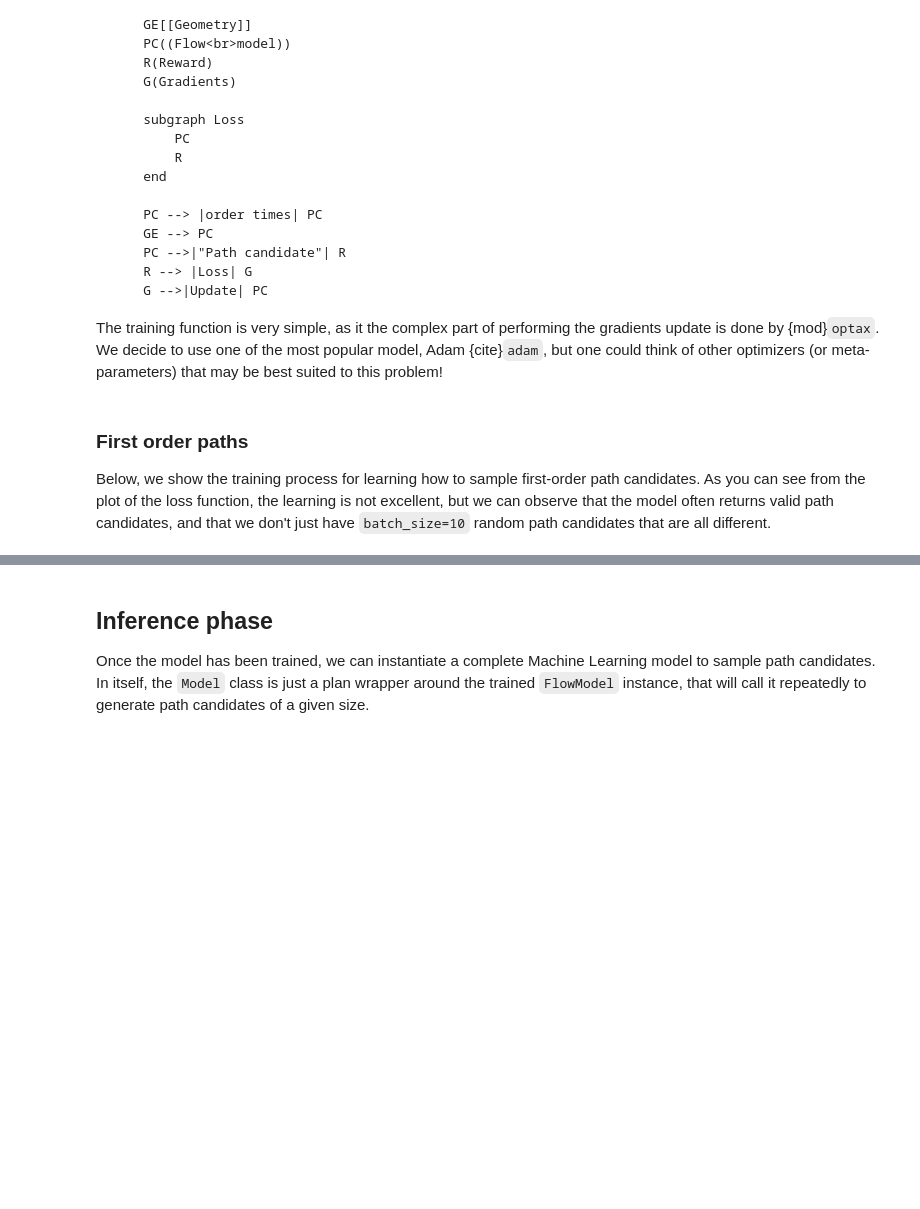
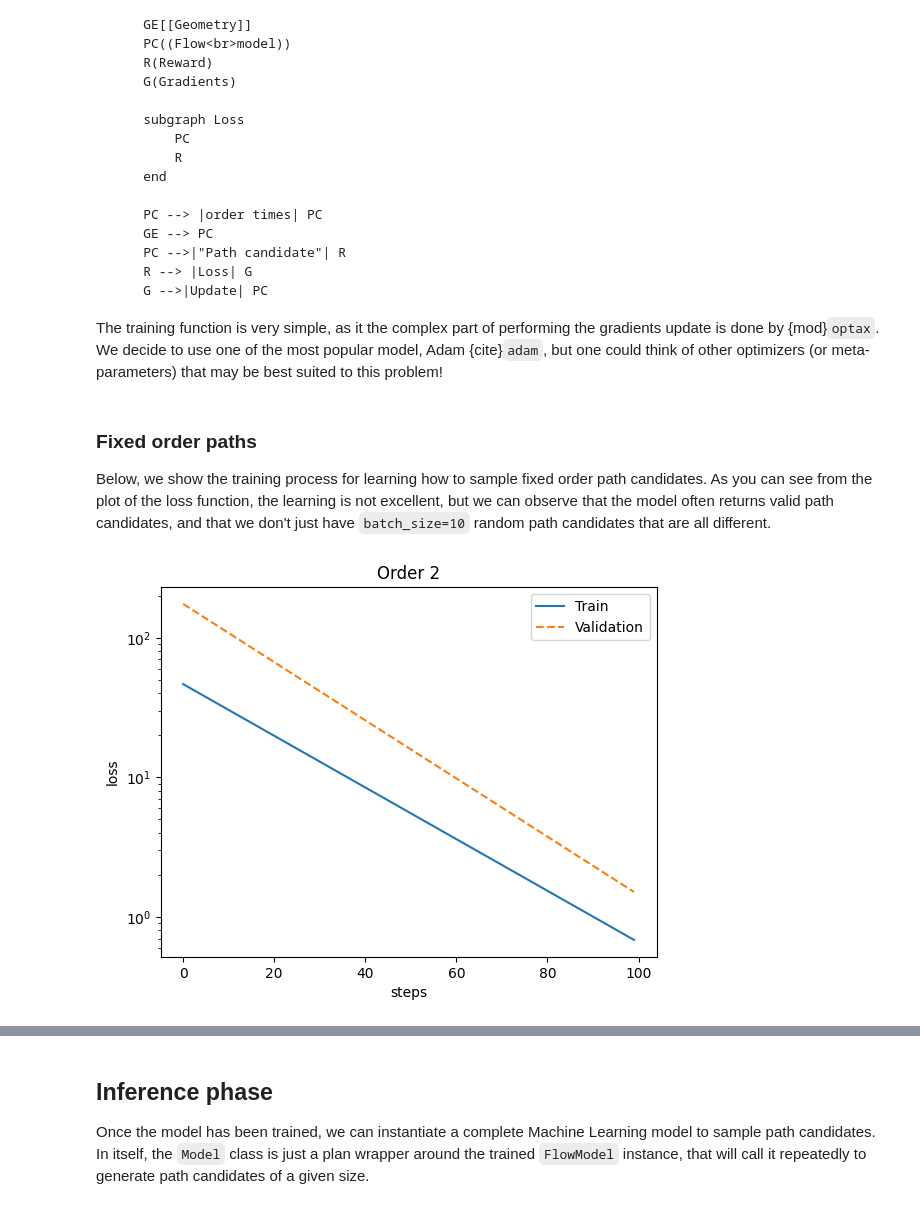
Before and after one commit to jeertmans/DiffeRT2d, a Jupyter notebook: docs/source/notebooks/cost20120_helsinki_improved_model.ipynb, the cells around one changed output, grey strips where cells are left out. Cells and saved outputs as stored; diff of their text form; code cells hidden in the pictures; blank space fills up the shorter version.

```diff
--- a/docs/source/notebooks/cost20120_helsinki_improved_model.ipynb
+++ b/docs/source/notebooks/cost20120_helsinki_improved_model.ipynb
@@ -731,9 +753,9 @@ def train(
 
     return model, jnp.array(loss_steps), jnp.array(train_losses), jnp.array(val_losses)
 # %% [markdown]
-### First order paths
+### Fixed order paths
 
-Below, we show the training process for learning how to sample first-order
+Below, we show the training process for learning how to sample fixed order
 path candidates. As you can see from the plot of the loss function,
 the learning is not excellent, but we can observe that the model
 often returns valid path candidates, and that we don't just have
@@ -741,17 +763,19 @@ often returns valid path candidates, and that we don't just have
 # %%
 key, key_train = jax.random.split(key, 2)
 
-trained_model_order_1, order_1_steps, order_1_train_losses, order_1_val_losses = train(
-    untrained_model, train_samples, val_samples, optim, order=1, key=key_train
+trained_model, steps, train_losses, val_losses = train(
+    untrained_model, train_samples, val_samples, optim, order=order, key=key_train
 )
 
-plt.semilogy(order_1_steps, order_1_train_losses, label="Train")
-plt.semilogy(order_1_steps, order_1_val_losses, "--", label="Validation")
-plt.title("Order 1")
+plt.semilogy(steps, train_losses, label="Train")
+plt.semilogy(steps, val_losses, "--", label="Validation")
+plt.title(f"Order {order}")
 plt.xlabel("steps")
 plt.ylabel("loss")
 plt.legend()
 plt.show()
+# %% [output]
+[figure, added]
 # %%
 key, key_loss_trained = jax.random.split(key, 2)
 
```
Also changed, not shown: parts of 18 cells of this notebook, 1 other file.
